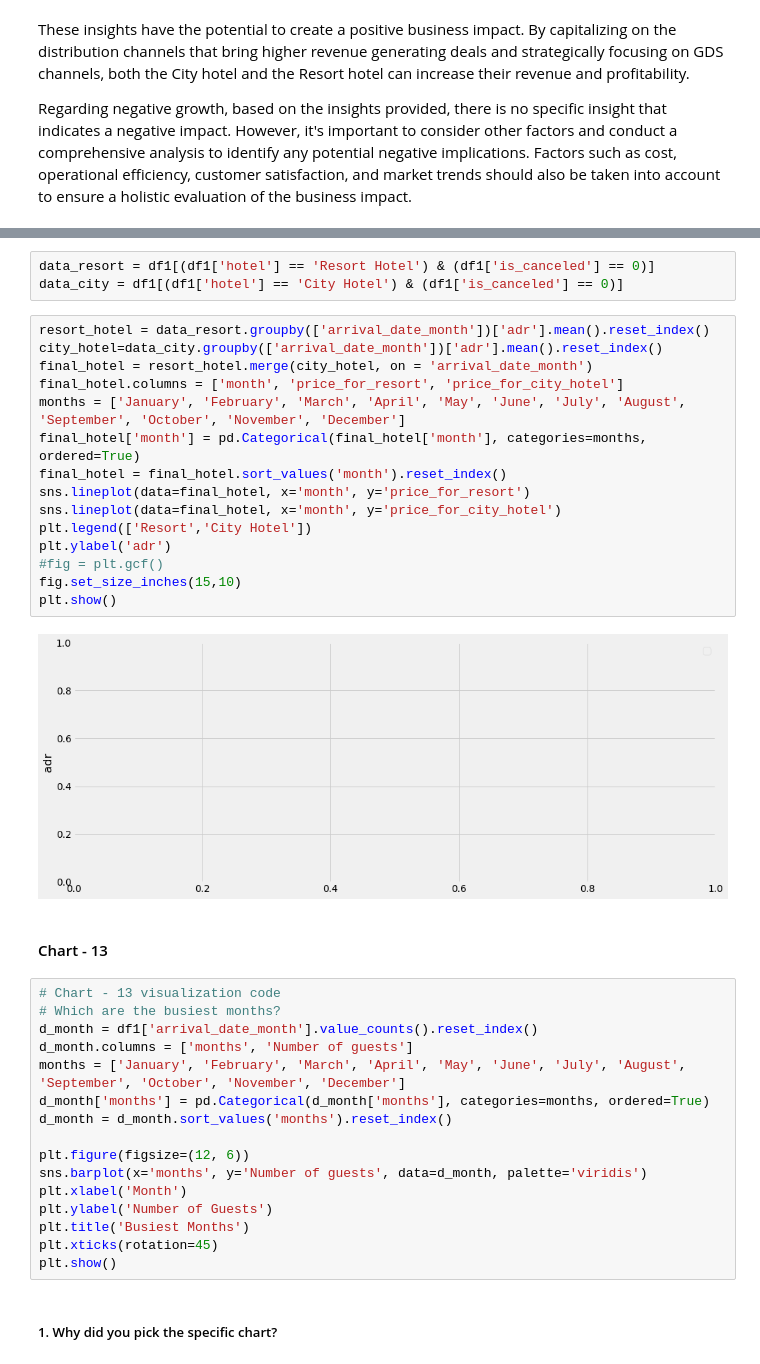
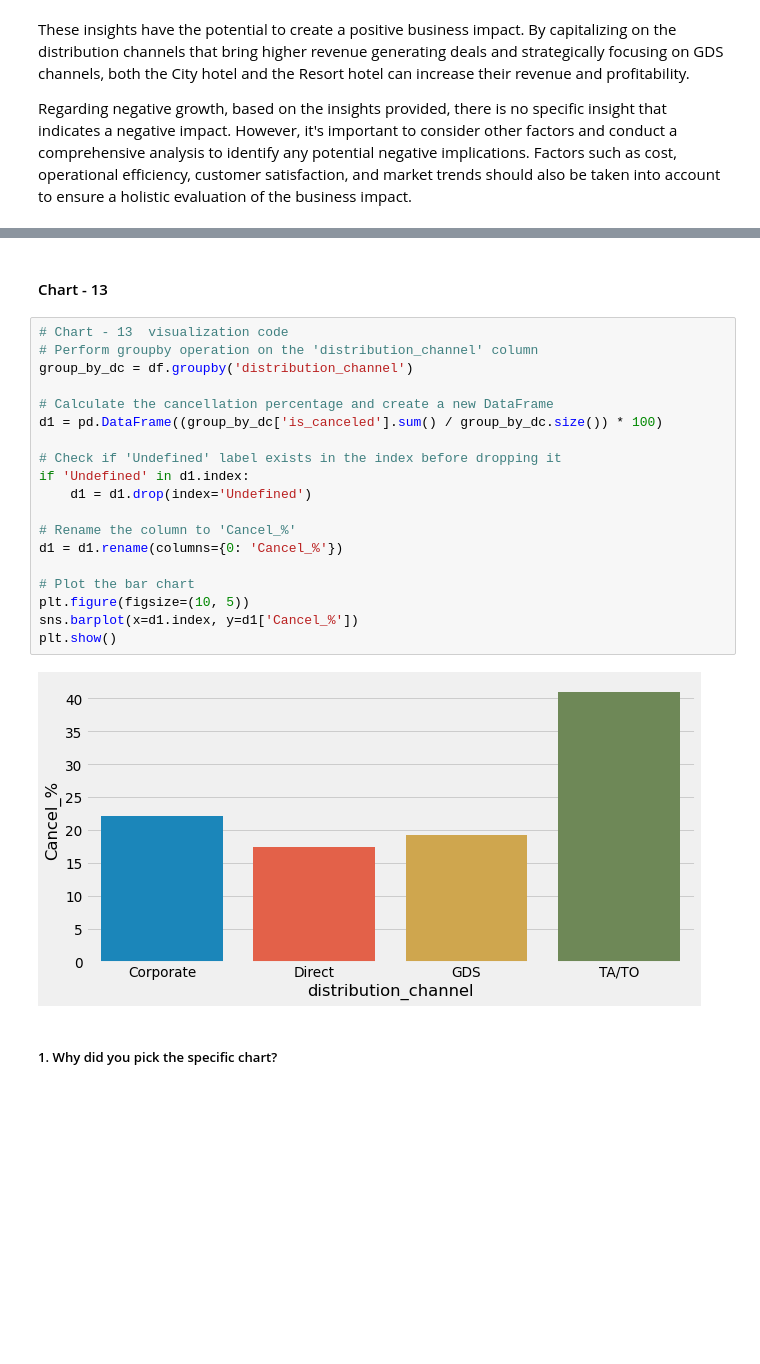
Before and after one commit to JNSDKV/EDA-HOTEL-ANALYSIS, a Jupyter notebook: EDA_HOTEL_BOOKING.ipynb, the cells around one changed output, grey strips where cells are left out. Drawn from its saved outputs; the diff is of its cells as text; blank space fills up the shorter version.

```diff
--- a/EDA_HOTEL_BOOKING.ipynb
+++ b/EDA_HOTEL_BOOKING.ipynb
@@ -935,40 +907,25 @@ plt.show()
-# %%
-data_resort = df1[(df1['hotel'] == 'Resort Hotel') & (df1['is_canceled'] == 0)]
-data_city = df1[(df1['hotel'] == 'City Hotel') & (df1['is_canceled'] == 0)]
-# %%
-resort_hotel = data_resort.groupby(['arrival_date_month'])['adr'].mean().reset_index()
-city_hotel=data_city.groupby(['arrival_date_month'])['adr'].mean().reset_index()
-final_hotel = resort_hotel.merge(city_hotel, on = 'arrival_date_month')
-final_hotel.columns = ['month', 'price_for_resort', 'price_for_city_hotel']
-months = ['January', 'February', 'March', 'April', 'May', 'June', 'July', 'August', 'September', 'October', 'November', 'December']
-final_hotel['month'] = pd.Categorical(final_hotel['month'], categories=months, ordered=True)
-final_hotel = final_hotel.sort_values('month').reset_index()
-sns.lineplot(data=final_hotel, x='month', y='price_for_resort')
-sns.lineplot(data=final_hotel, x='month', y='price_for_city_hotel')
-plt.legend(['Resort','City Hotel'])
-plt.ylabel('adr')
-#fig = plt.gcf()
-fig.set_size_inches(15,10)
-plt.show()
-# %% [output]
-[figure, removed]
 # %% [markdown]
 #### Chart - 13
-# %%
-# Chart - 13 visualization code
-# Which are the busiest months?
-d_month = df1['arrival_date_month'].value_counts().reset_index()
-d_month.columns = ['months', 'Number of guests']
-months = ['January', 'February', 'March', 'April', 'May', 'June', 'July', 'August', 'September', 'October', 'November', 'December']
-d_month['months'] = pd.Categorical(d_month['months'], categories=months, ordered=True)
-d_month = d_month.sort_values('months').reset_index()
-
-plt.figure(figsize=(12, 6))
-sns.barplot(x='months', y='Number of guests', data=d_month, palette='viridis')
-plt.xlabel('Month')
-plt.ylabel('Number of Guests')
-plt.title('Busiest Months')
-plt.xticks(rotation=45)
-plt.show()
+# %%
+# Chart - 13  visualization code
+# Perform groupby operation on the 'distribution_channel' column
+group_by_dc = df.groupby('distribution_channel')
+
+# Calculate the cancellation percentage and create a new DataFrame
+d1 = pd.DataFrame((group_by_dc['is_canceled'].sum() / group_by_dc.size()) * 100)
+
+# Check if 'Undefined' label exists in the index before dropping it
+if 'Undefined' in d1.index:
+    d1 = d1.drop(index='Undefined')
+
+# Rename the column to 'Cancel_%'
+d1 = d1.rename(columns={0: 'Cancel_%'})
+
+# Plot the bar chart
+plt.figure(figsize=(10, 5))
+sns.barplot(x=d1.index, y=d1['Cancel_%'])
+plt.show()
+# %% [output]
+[figure, added]
 # %% [markdown]
 ##### 1. Why did you pick the specific chart?
```
Also changed, not shown: parts of 82 cells of this notebook.
